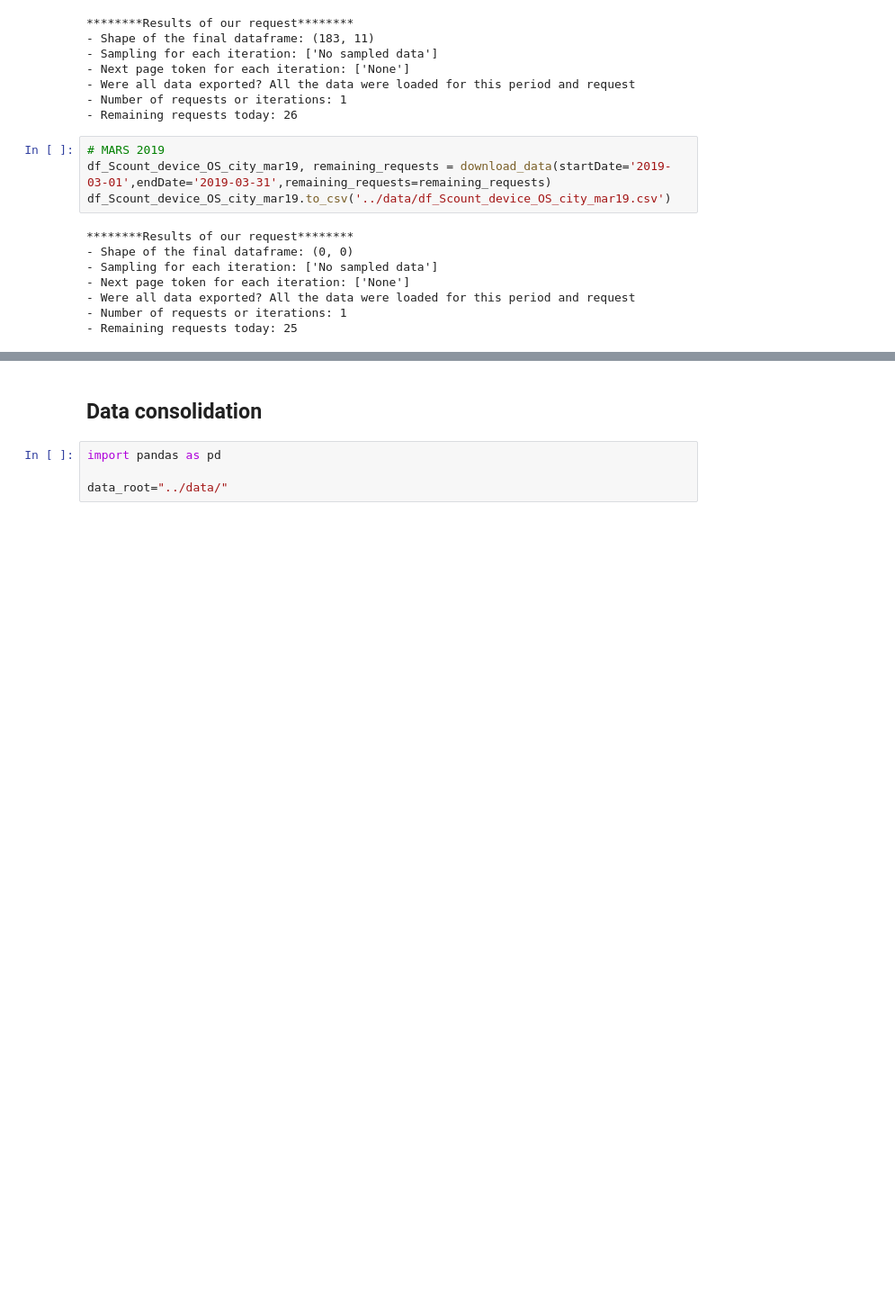
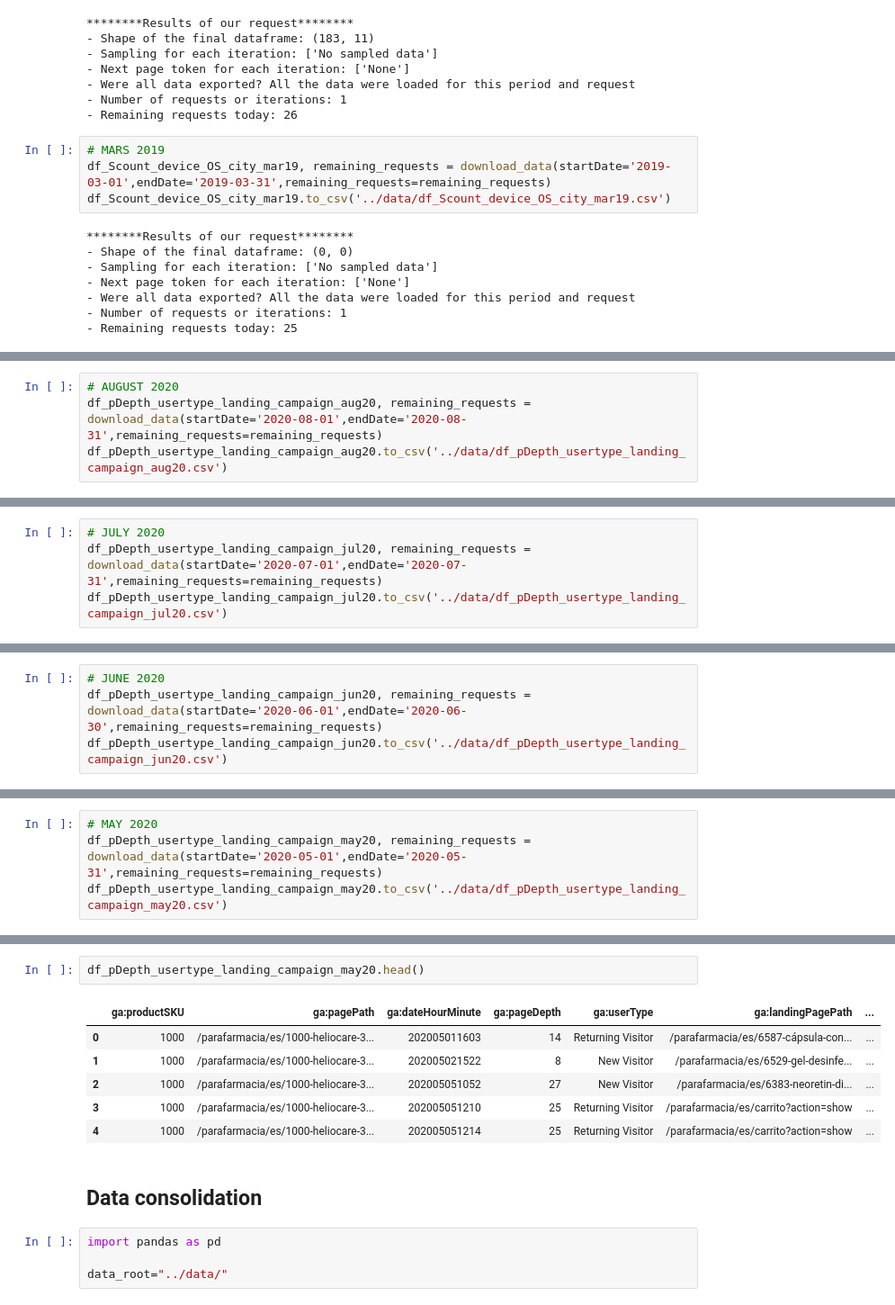
Before and after one commit to Laurajmoreno/ML_and_CRO, a Jupyter notebook: Data_Collection-oldbackup.ipynb, the cells around one changed output, grey strips where cells are left out. Shown at 90% size. Drawn from its saved outputs; the diff is of its cells as text; blank space fills up the shorter version.

```diff
--- a/Data_Collection-oldbackup.ipynb
+++ b/Data_Collection-oldbackup.ipynb
@@ -7819,0 +8069,4 @@ df_Scount_device_OS_city_mar19.to_csv('../data/df_Scount_device_OS_city_mar19.cs
+# %%
+# AUGUST 2020
+df_pDepth_usertype_landing_campaign_aug20, remaining_requests = download_data(startDate='2020-08-01',endDate='2020-08-31',remaining_requests=remaining_requests)
+df_pDepth_usertype_landing_campaign_aug20.to_csv('../data/df_pDepth_usertype_landing_campaign_aug20.csv')
@@ -7819,0 +8081,4 @@ df_Scount_device_OS_city_mar19.to_csv('../data/df_Scount_device_OS_city_mar19.cs
+# %%
+# JULY 2020
+df_pDepth_usertype_landing_campaign_jul20, remaining_requests = download_data(startDate='2020-07-01',endDate='2020-07-31',remaining_requests=remaining_requests)
+df_pDepth_usertype_landing_campaign_jul20.to_csv('../data/df_pDepth_usertype_landing_campaign_jul20.csv')
@@ -7819,0 +8093,4 @@ df_Scount_device_OS_city_mar19.to_csv('../data/df_Scount_device_OS_city_mar19.cs
+# %%
+# JUNE 2020
+df_pDepth_usertype_landing_campaign_jun20, remaining_requests = download_data(startDate='2020-06-01',endDate='2020-06-30',remaining_requests=remaining_requests)
+df_pDepth_usertype_landing_campaign_jun20.to_csv('../data/df_pDepth_usertype_landing_campaign_jun20.csv')
@@ -7819,0 +8105,4 @@ df_Scount_device_OS_city_mar19.to_csv('../data/df_Scount_device_OS_city_mar19.cs
+# %%
+# MAY 2020
+df_pDepth_usertype_landing_campaign_may20, remaining_requests = download_data(startDate='2020-05-01',endDate='2020-05-31',remaining_requests=remaining_requests)
+df_pDepth_usertype_landing_campaign_may20.to_csv('../data/df_pDepth_usertype_landing_campaign_may20.csv')
@@ -7820,3 +8123,12 @@ df_Scount_device_OS_city_mar19.to_csv('../data/df_Scount_device_OS_city_mar19.cs
+# %%
+df_pDepth_usertype_landing_campaign_may20.head()
+# %% [output]
+|  | ga:productSKU | ga:pagePath | ga:dateHourMinute | ga:pageDepth | ga:userType | ga:landingPagePath | ... |
+| 0 | 1000 | /parafarmacia/es/1000-heliocare-3... | 202005011603 | 14 | Returning Visitor | /parafarmacia/es/6587-cápsula-con... | ... |
+| 1 | 1000 | /parafarmacia/es/1000-heliocare-3... | 202005021522 | 8 | New Visitor | /parafarmacia/es/6529-gel-desinfe... | ... |
+| 2 | 1000 | /parafarmacia/es/1000-heliocare-3... | 202005051052 | 27 | New Visitor | /parafarmacia/es/6383-neoretin-di... | ... |
+| 3 | 1000 | /parafarmacia/es/1000-heliocare-3... | 202005051210 | 25 | Returning Visitor | /parafarmacia/es/carrito?action=show | ... |
+| 4 | 1000 | /parafarmacia/es/1000-heliocare-3... | 202005051214 | 25 | Returning Visitor | /parafarmacia/es/carrito?action=show | ... |
 # %% [markdown]
 ## Data consolidation
 # %%
```
Also changed, not shown: parts of 13 cells of this notebook, 2 other files.
